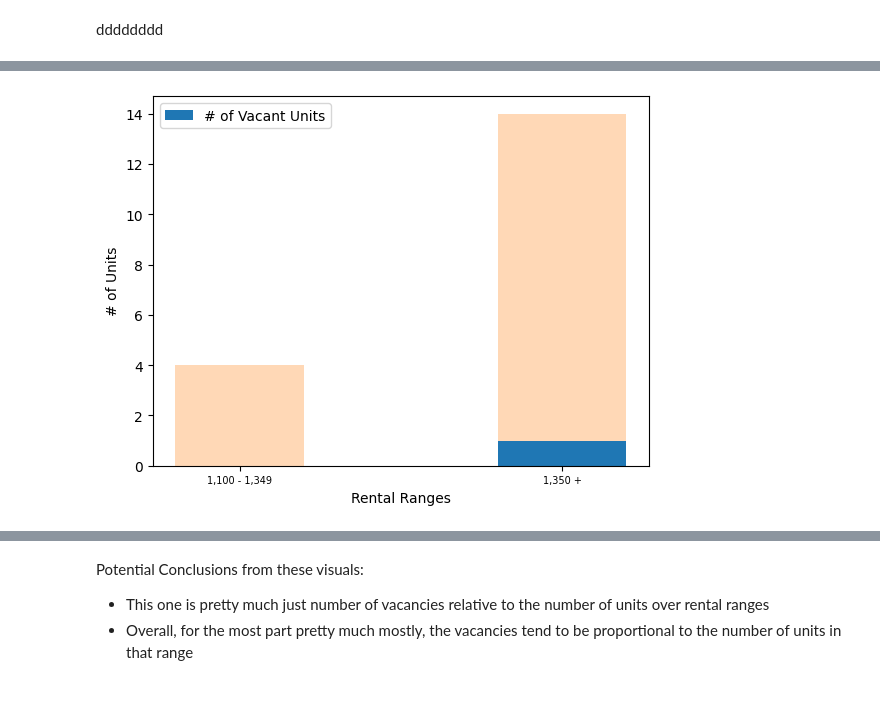
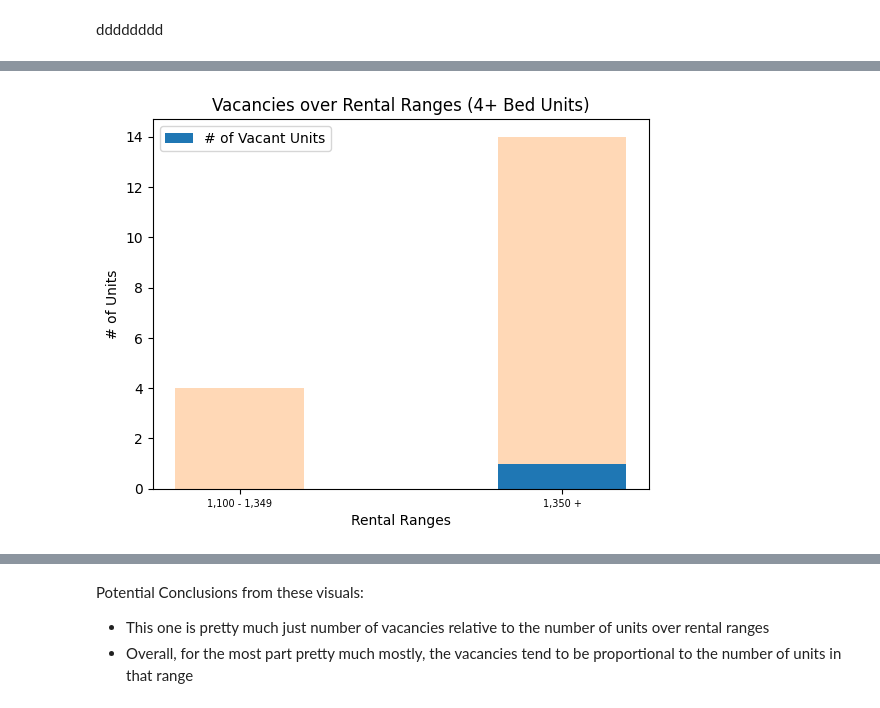
Before and after one commit to Mathemusician1729/DATA-221-Project, a Jupyter notebook: 221-Project.ipynb, the cells around one changed output, grey strips where cells are left out. Saved outputs shown, nothing was run; the diff lists cells and outputs as text; code cells hidden in the pictures.

```diff
--- a/221-Project.ipynb
+++ b/221-Project.ipynb
@@ -165,15 +169,16 @@ plt.show()
 # %%
 four_bed_vacants = table2b_2["4+ Bedroom Vacant"][5:].apply(lambda x: int(x))
 four_bed_units = table2b_2["4+ Bedroom Units"][5:].apply(lambda x: int(x))
 
 x_axis = np.arange(len(ranges[5:]))
 plt.bar(x_axis, four_bed_vacants, 0.4, label="# of Vacant Units")
 plt.bar(x_axis, four_bed_units - four_bed_vacants, 0.4, bottom=four_bed_vacants, alpha=0.3)
 
 plt.xticks(x_axis, ranges[5:], fontsize=7)
+plt.title("Vacancies over Rental Ranges (4+ Bed Units)")
 plt.xlabel("Rental Ranges")
 plt.ylabel("# of Units")
 plt.legend()
 plt.show()
 # %% [output]
-[figure, old version]
+[figure, new version]
```
Also changed, not shown: parts of 7 cells of this notebook.
